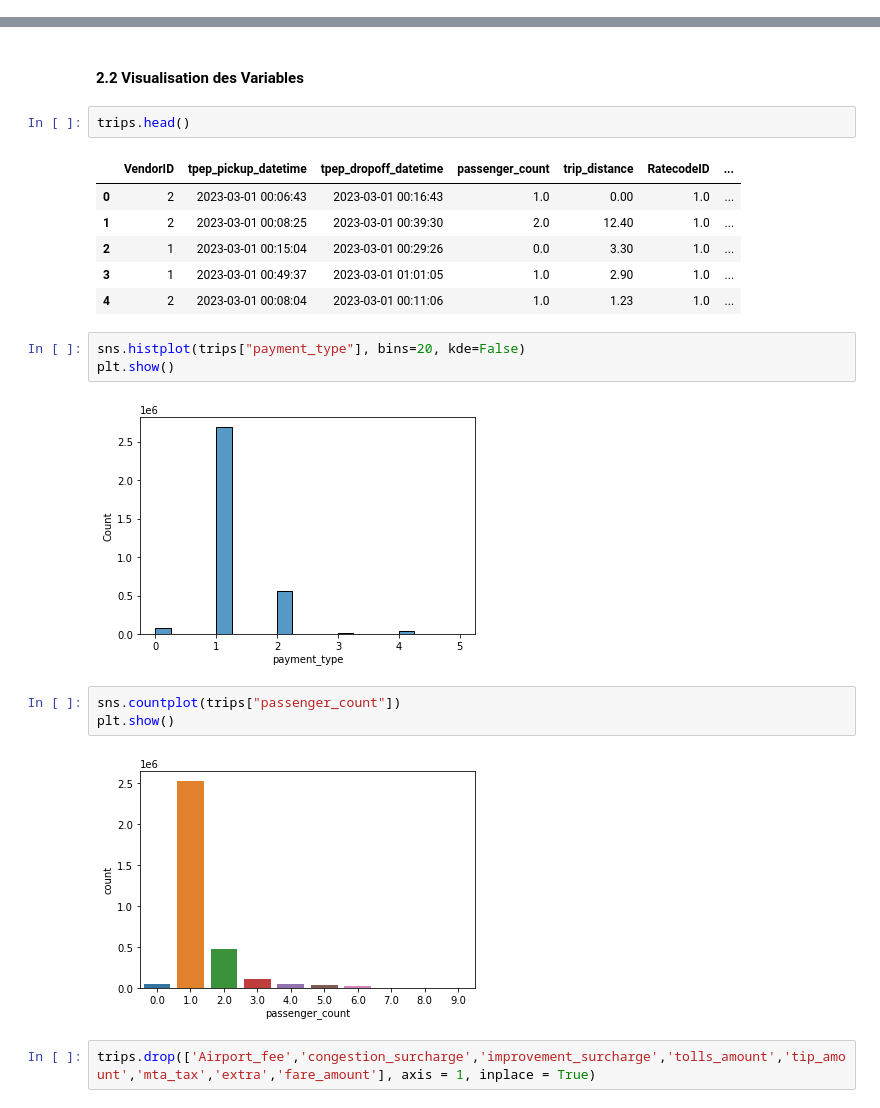
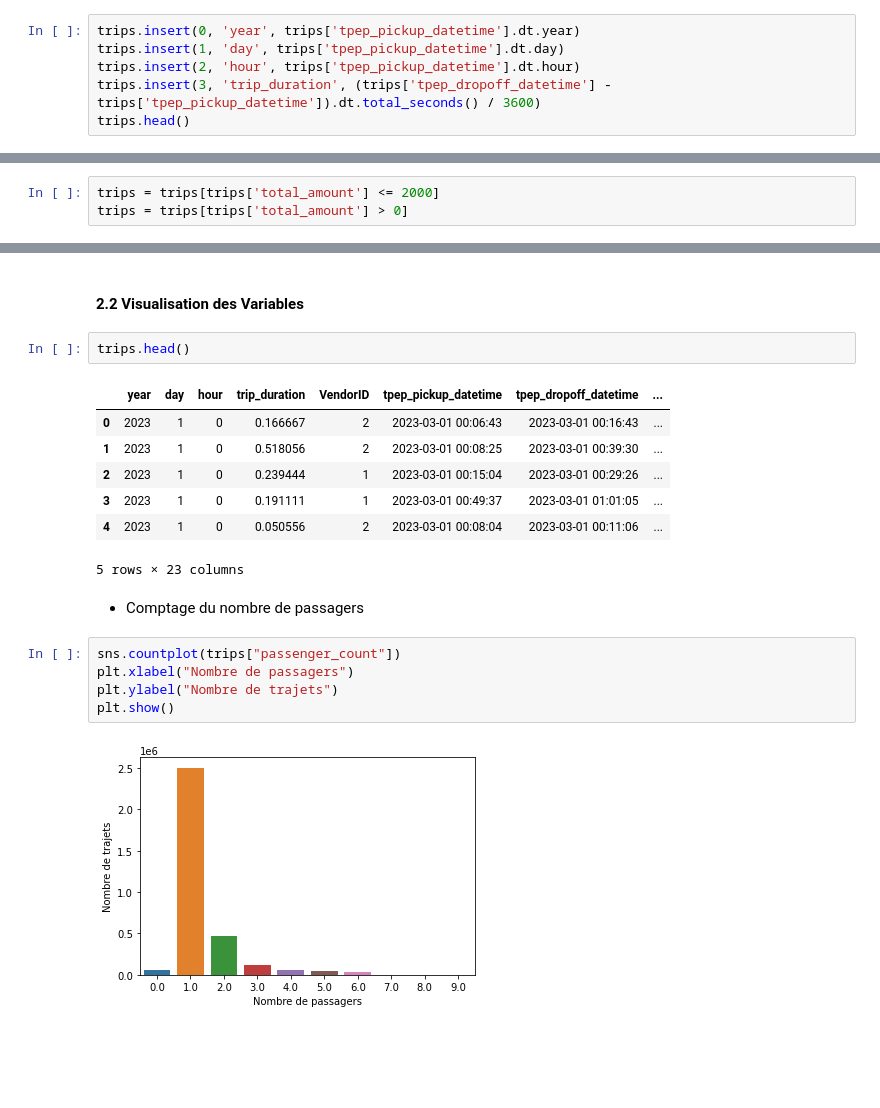
Before and after one commit to PantsuAsmita/ProjetTaxi, a Jupyter notebook: Projet Taxi.ipynb, the cells around one changed output, grey strips where cells are left out. Drawn from its saved outputs; the diff is of its cells as text; blank space fills up the shorter version.

Commit message:
Ajouts graphiques

```diff
--- a/Projet Taxi.ipynb
+++ b/Projet Taxi.ipynb
@@ -37,0 +43,6 @@ trips.head()
+# %%
+trips.insert(0, 'year', trips['tpep_pickup_datetime'].dt.year)
+trips.insert(1, 'day', trips['tpep_pickup_datetime'].dt.day)
+trips.insert(2, 'hour', trips['tpep_pickup_datetime'].dt.hour)
+trips.insert(3, 'trip_duration', (trips['tpep_dropoff_datetime'] - trips['tpep_pickup_datetime']).dt.total_seconds() / 3600)
+trips.head()
@@ -37,0 +69,3 @@ trips.head()
+# %%
+trips = trips[trips['total_amount'] <= 2000]
+trips = trips[trips['total_amount'] > 0]
@@ -119,21 +155,19 @@ dtype: int64
 # %%
 trips.head()
 # %% [output]
-|  | VendorID | tpep_pickup_datetime | tpep_dropoff_datetime | passenger_count | trip_distance | RatecodeID | ... |
-| 0 | 2 | 2023-03-01 00:06:43 | 2023-03-01 00:16:43 | 1.0 | 0.00 | 1.0 | ... |
-| 1 | 2 | 2023-03-01 00:08:25 | 2023-03-01 00:39:30 | 2.0 | 12.40 | 1.0 | ... |
-| 2 | 1 | 2023-03-01 00:15:04 | 2023-03-01 00:29:26 | 0.0 | 3.30 | 1.0 | ... |
-| 3 | 1 | 2023-03-01 00:49:37 | 2023-03-01 01:01:05 | 1.0 | 2.90 | 1.0 | ... |
-| 4 | 2 | 2023-03-01 00:08:04 | 2023-03-01 00:11:06 | 1.0 | 1.23 | 1.0 | ... |
+|  | year | day | hour | trip_duration | VendorID | tpep_pickup_datetime | tpep_dropoff_datetime | ... |
+| 0 | 2023 | 1 | 0 | 0.166667 | 2 | 2023-03-01 00:06:43 | 2023-03-01 00:16:43 | ... |
+| 1 | 2023 | 1 | 0 | 0.518056 | 2 | 2023-03-01 00:08:25 | 2023-03-01 00:39:30 | ... |
+| 2 | 2023 | 1 | 0 | 0.239444 | 1 | 2023-03-01 00:15:04 | 2023-03-01 00:29:26 | ... |
+| 3 | 2023 | 1 | 0 | 0.191111 | 1 | 2023-03-01 00:49:37 | 2023-03-01 01:01:05 | ... |
+| 4 | 2023 | 1 | 0 | 0.050556 | 2 | 2023-03-01 00:08:04 | 2023-03-01 00:11:06 | ... |
+5 rows × 23 columns
-# %%
-sns.histplot(trips["payment_type"], bins=20, kde=False)
-plt.show()
-# %% [output]
-[figure, removed]
+# %% [markdown]
+- Comptage du nombre de passagers
 # %%
 sns.countplot(trips["passenger_count"])
+plt.xlabel("Nombre de passagers")
+plt.ylabel("Nombre de trajets")
 plt.show()
 # %% [output]
-[figure, old version]
+[figure, new version]
-# %%
-trips.drop(['Airport_fee','congestion_surcharge','improvement_surcharge','tolls_amount','tip_amount','mta_tax','extra','fare_amount'], axis = 1, inplace = True)
```
Also changed, not shown: parts of 74 cells of this notebook.
